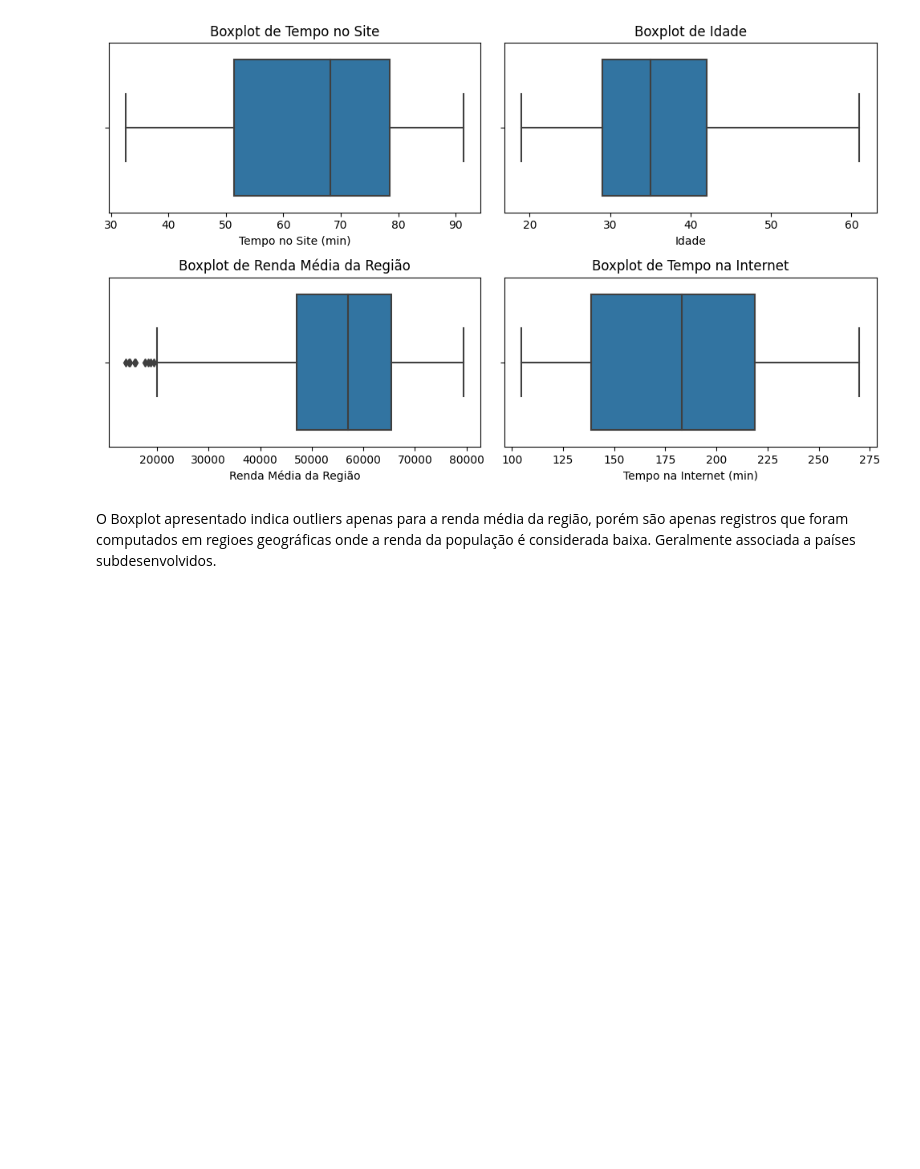
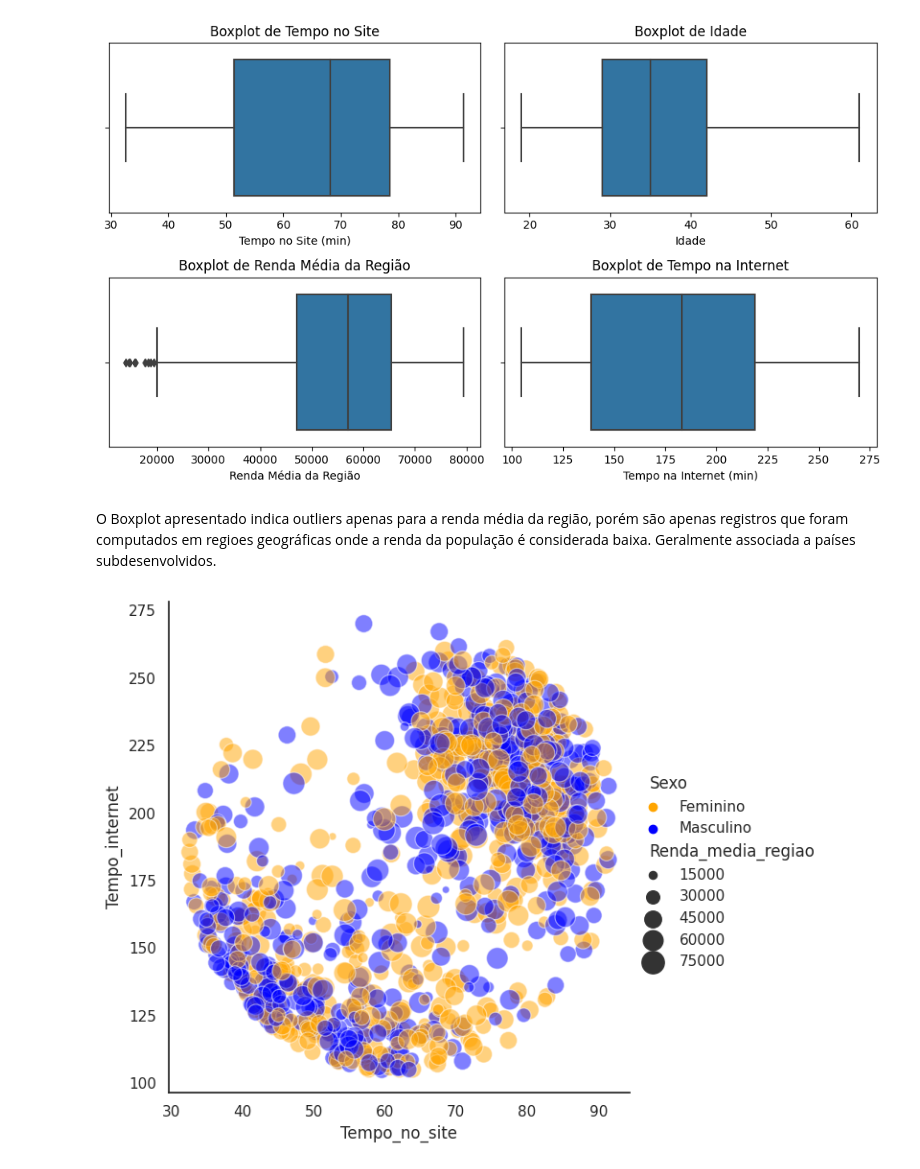
Before and after one commit to higordevellard/Machine_Learning_Advertisiment_Views, a Jupyter notebook: machine_learning_anuncio.ipynb, the cells around one changed output. Drawn from its saved outputs; the diff is of its cells as text; code cells hidden in the pictures; blank space fills up the shorter version.

```diff
--- a/machine_learning_anuncio.ipynb
+++ b/machine_learning_anuncio.ipynb
@@ -226,3 +233,22 @@ plt.show()
 [figure]
 # %% [markdown]
 O Boxplot apresentado indica outliers apenas para a renda média da região, porém são apenas registros que foram computados em regioes geográficas onde a renda da população é considerada baixa. Geralmente associada a países subdesenvolvidos.
+# %%
+# Mapear os valores "1" para "Masculino" e "0" para "Feminino"
+dataset["Sexo"] = dataset["Masculino"].map({1: "Masculino", 0: "Feminino"})
+
+# Configurar o tema do seaborn
+sns.set_theme(style="white")
+
+# Definir um dicionário personalizado de cores
+cores_personalizadas = {"Feminino": "orange", "Masculino": "blue"}
+
+# Plotar o gráfico com as cores personalizadas
+sns.relplot(x="Tempo_no_site", y="Tempo_internet", hue="Sexo", size="Renda_media_regiao",
+            sizes=(30, 300), alpha=.5, palette=cores_personalizadas,
+            height=6, data=dataset)
+
+# Exibir o gráfico
+plt.show()
+# %% [output]
+[figure, added]
```
Also changed, not shown: parts of 25 cells of this notebook.
